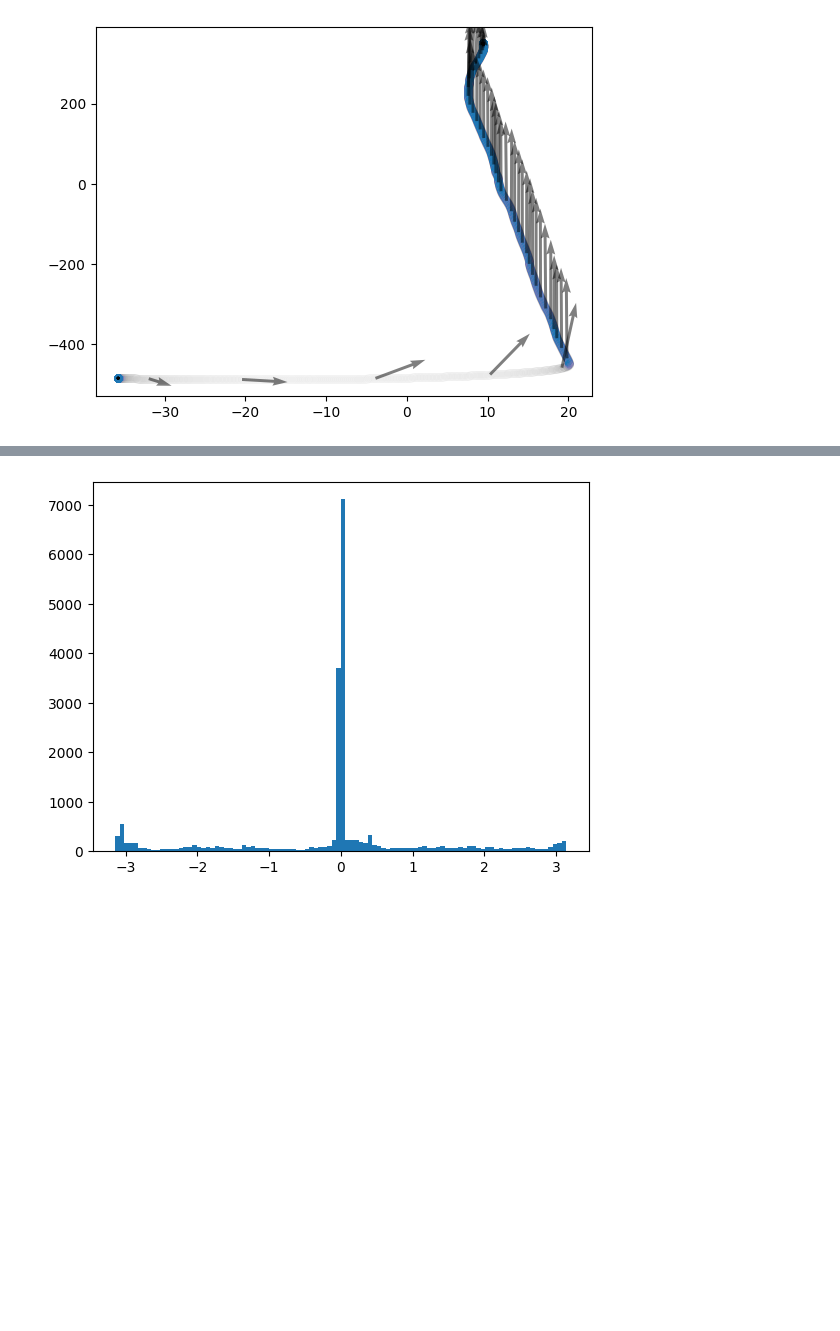
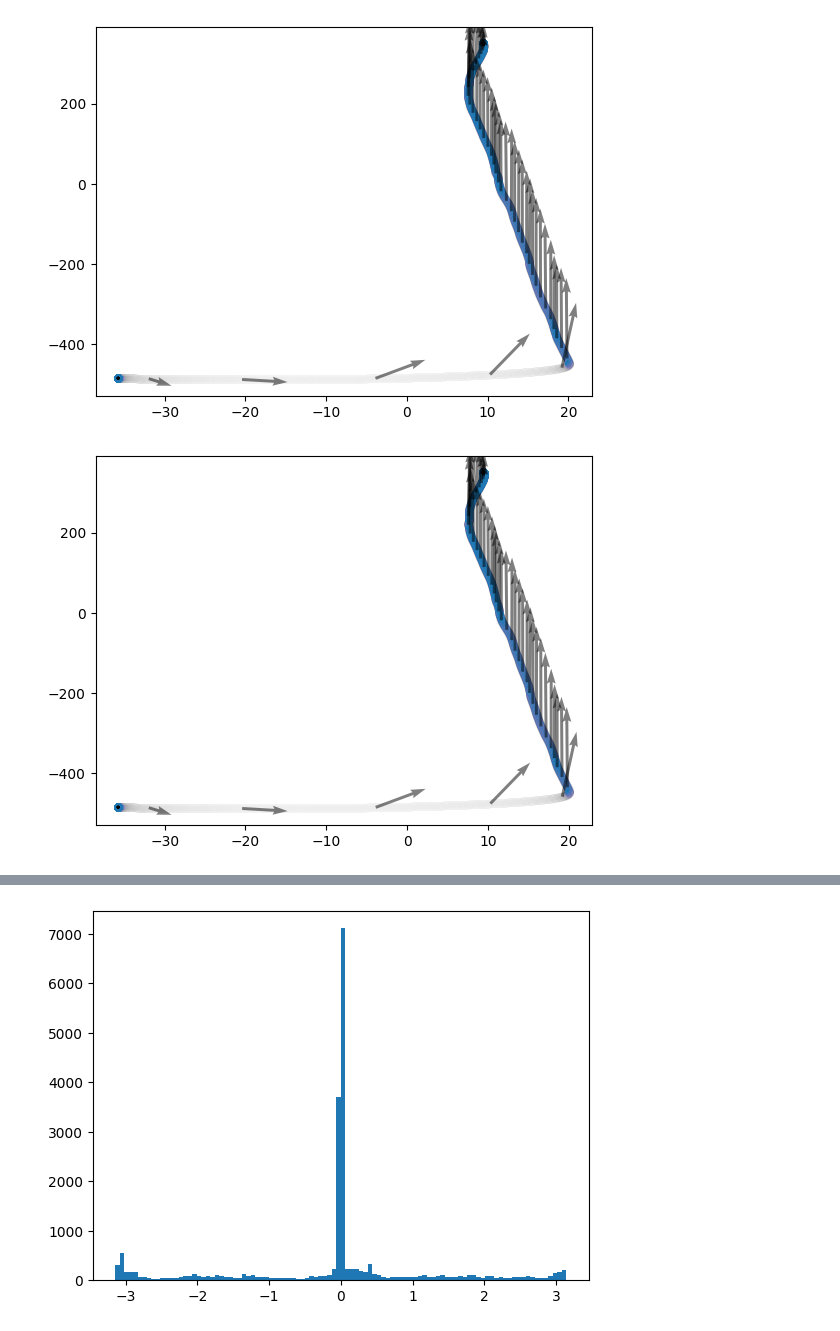
Before and after one commit to pimpale/metadrive-offline-rl-benchmark, a Jupyter notebook: old_experiments/nuplan-velocity-exploration.ipynb, the cells around one changed output, grey strips where cells are left out. Saved outputs shown, nothing was run; the diff lists cells and outputs as text; code cells hidden in the pictures; blank space fills up the shorter version.

```diff
--- a/old_experiments/nuplan-velocity-exploration.ipynb
+++ b/old_experiments/nuplan-velocity-exploration.ipynb
@@ -88,6 +88,23 @@ plt.quiver(qxs, qys, qxvs, qyvs, alpha=0.5)
 plt.show()
 # %% [output]
 [figure]
+# %%
+from scipy.ndimage import gaussian_filter1d
+
+
+x_smoothed = gaussian_filter1d([s.position[0] for s in subsection], 30, mode='nearest')
+y_smoothed = gaussian_filter1d([s.position[1] for s in subsection], 30, mode='nearest')
+z_smoothed = gaussian_filter1d([s.position[2] for s in subsection], 30, mode='nearest')
+
+x_smoothed -= np.mean(x_smoothed)
+y_smoothed -= np.mean(y_smoothed)
+z_smoothed -= np.mean(z_smoothed)
+
+plt.scatter(x_smoothed, y_smoothed, alpha=0.005)
+plt.quiver(qxs, qys, qxvs, qyvs, alpha=0.5)
+plt.show()
+# %% [output]
+[figure, added]
 # %%
 from scipy.ndimage import gaussian_filter1d
 
```
Also changed, not shown: parts of 3 cells of this notebook, 1 other file.
